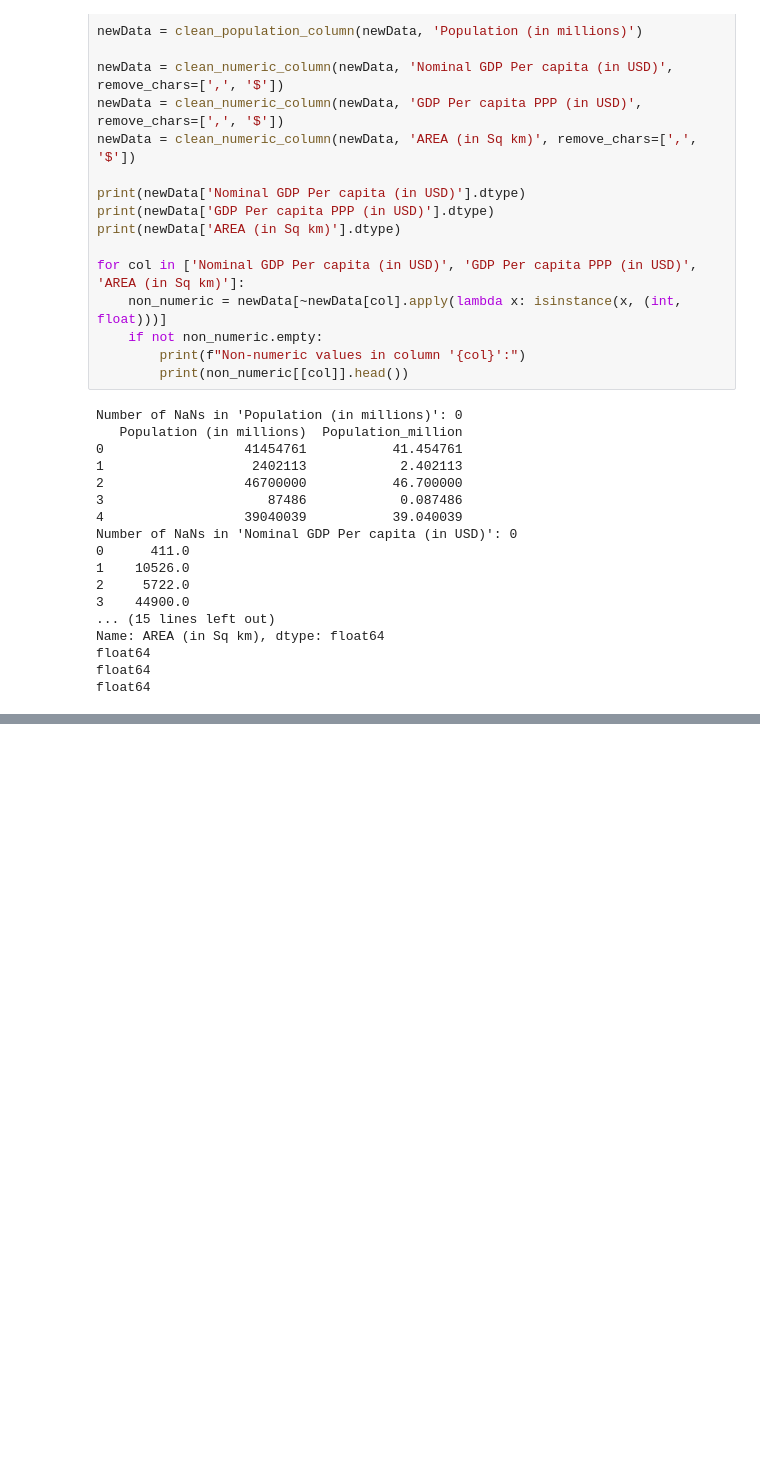
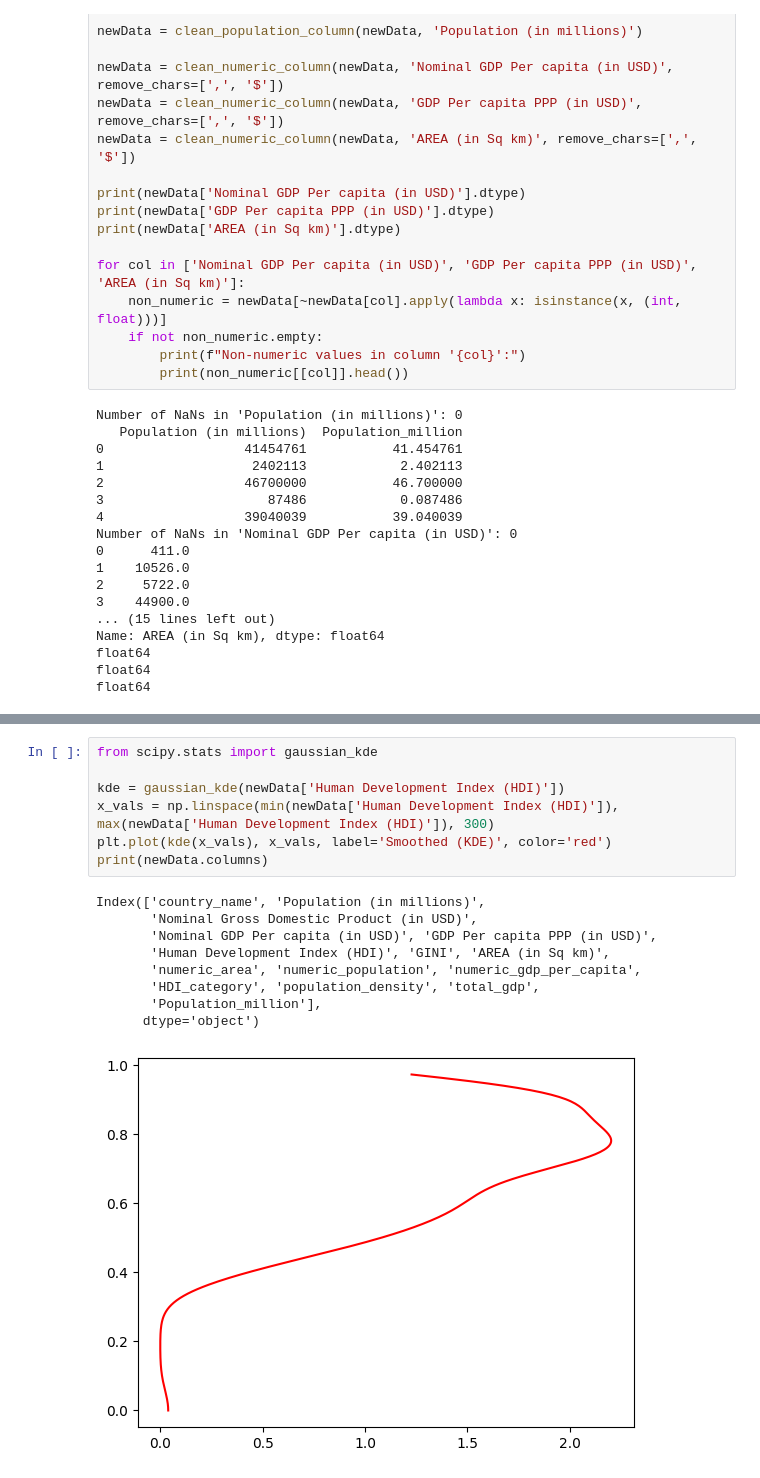
Before and after one commit to studentAybu/ML_GlobalCountryMetrics2025, a Jupyter notebook: ML_GlobalCountryMetrics2025.ipynb, the cells around one changed output, grey strips where cells are left out. Drawn from its saved outputs; the diff is of its cells as text; blank space fills up the shorter version.

```diff
--- a/ML_GlobalCountryMetrics2025.ipynb
+++ b/ML_GlobalCountryMetrics2025.ipynb
@@ -291,0 +247,17 @@ dtype: object
+# %%
+from scipy.stats import gaussian_kde
+
+kde = gaussian_kde(newData['Human Development Index (HDI)'])
+x_vals = np.linspace(min(newData['Human Development Index (HDI)']), max(newData['Human Development Index (HDI)']), 300)
+plt.plot(kde(x_vals), x_vals, label='Smoothed (KDE)', color='red')
+print(newData.columns)
+# %% [output]
+Index(['country_name', 'Population (in millions)',
+       'Nominal Gross Domestic Product (in USD)',
+       'Nominal GDP Per capita (in USD)', 'GDP Per capita PPP (in USD)',
+       'Human Development Index (HDI)', 'GINI', 'AREA (in Sq km)',
+       'numeric_area', 'numeric_population', 'numeric_gdp_per_capita',
+       'HDI_category', 'population_density', 'total_gdp',
+       'Population_million'],
+      dtype='object')
+[figure, added]
```
Also changed, not shown: parts of 11 cells of this notebook.
